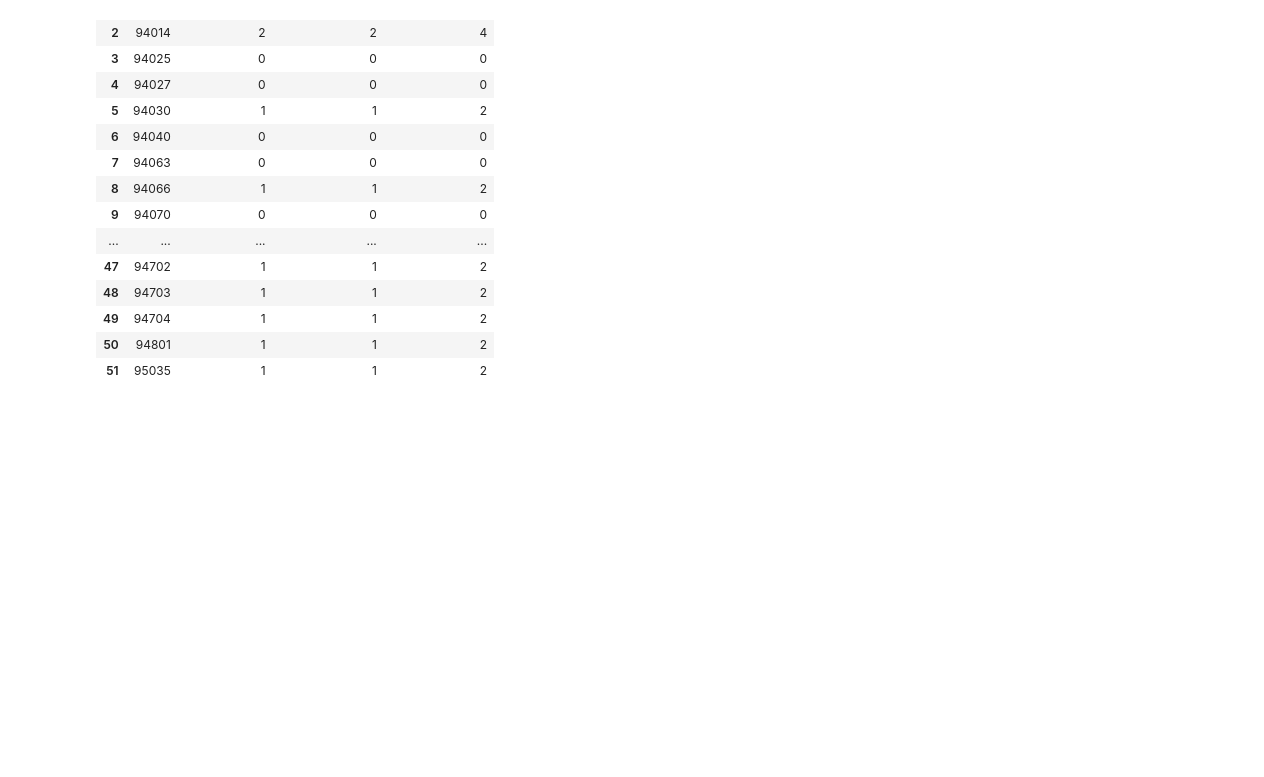
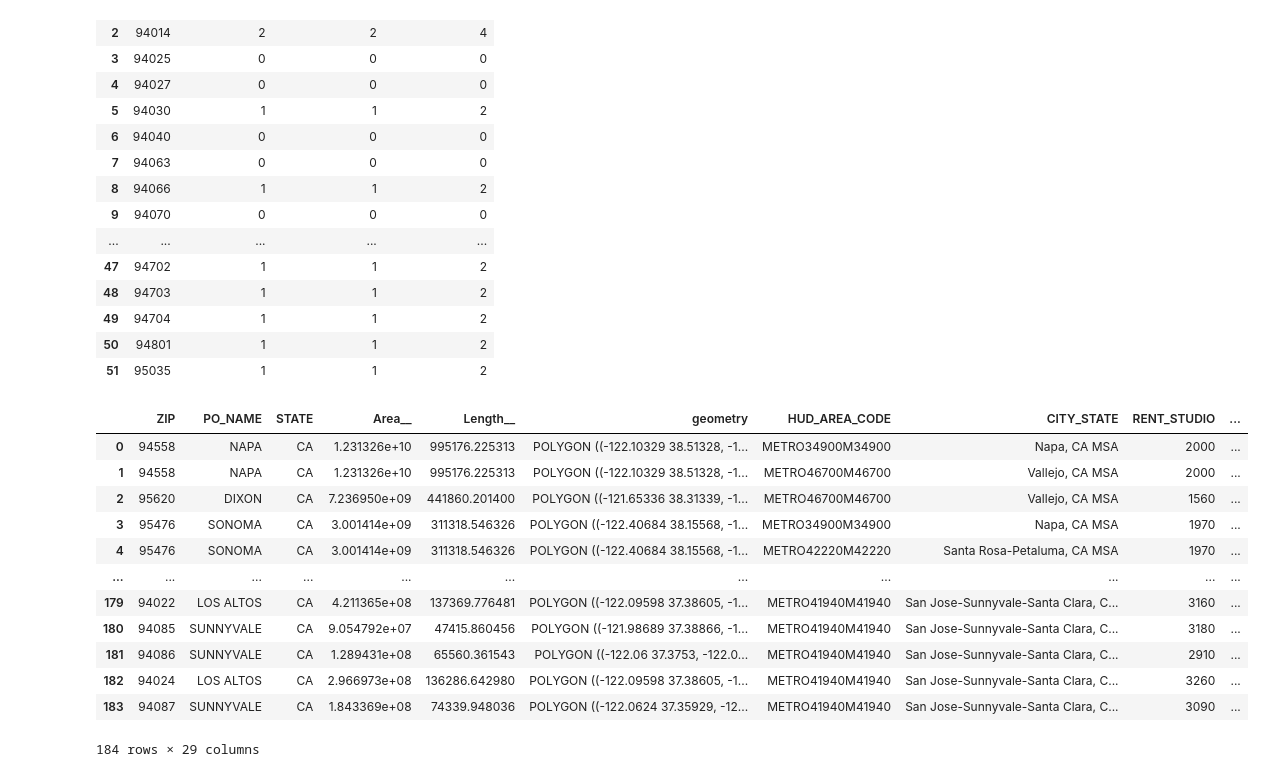
Before and after one commit to tanay-pant/bay-area-opportunity-mapper, a Jupyter notebook: GeoDatasets1.ipynb, the cells around one changed output. Saved outputs shown, nothing was run; the diff lists cells and outputs as text; code cells hidden in the pictures; blank space fills up the shorter version.

Commit message:
merged everything but crime

```diff
--- a/GeoDatasets1.ipynb
+++ b/GeoDatasets1.ipynb
@@ -19,7 +19,10 @@ gdf_zip['ZIP'] = gdf_zip['ZIP'].astype(str)
 
 gdf_zip.shape # (187, 6)
 rent_inc.shape # (290, 21)
-gdf_zip.merge(rent_inc, how='inner', on="ZIP").shape #(184, 26)
+gdf_zip.merge(rent_inc, how='inner', on="ZIP").shape # returns (184, 26)
+
+# assign so rent_inc merged with ONLY zipcodes that the gdf contains
+gdf_rent_inc = gdf_zip.merge(rent_inc, how='inner', on="ZIP")
 
 # The shapefile with Bay Area zip codes inner joined on the rent_inc zip codes results
 # in us having 184 zip codes to work with.
@@ -62,3 +63,30 @@ transit_cnt # all transit zip codes have their totals available now!
 | 49 | 94704 | 1 | 1 | 2 |
 | 50 | 94801 | 1 | 1 | 2 |
 | 51 | 95035 | 1 | 1 | 2 |
+# %%
+# Let's ensure that all the zip codes (or at least most of them) in transit_cnt are
+# are in the new gdf_zip.
+
+gdf_rent_inc.shape # returns 184 rows
+transit_cnt.shape # returns 52 rows
+
+gdf_rent_inc.merge(transit_cnt, how='inner', on='ZIP').shape
+# ^^^ returns 51 rows, meaning we got all but one. The missing zip code is 94128, which serves
+# the SFO airport primarily, so we don't really care about it anyway. Drop it. Merge away!
+transit_cnt = transit_cnt[transit_cnt['ZIP'] != 94128]
+gdf_rent_inc_transport = gdf_rent_inc.merge(transit_cnt, how='left', on='ZIP').fillna({'BART_COUNT': 0, 'CalTrain_COUNT': 0, 'TOTAL_TRANSIT': 0})
+gdf_rent_inc_transport
+# %% [output]
+|  | ZIP | PO_NAME | STATE | Area__ | Length__ | geometry | HUD_AREA_CODE | CITY_STATE | RENT_STUDIO | ... |
+| 0 | 94558 | NAPA | CA | 1.231326e+10 | 995176.225313 | POLYGON ((-122.10329 38.51328, -1... | METRO34900M34900 | Napa, CA MSA | 2000 | ... |
+| 1 | 94558 | NAPA | CA | 1.231326e+10 | 995176.225313 | POLYGON ((-122.10329 38.51328, -1... | METRO46700M46700 | Vallejo, CA MSA | 2000 | ... |
+| 2 | 95620 | DIXON | CA | 7.236950e+09 | 441860.201400 | POLYGON ((-121.65336 38.31339, -1... | METRO46700M46700 | Vallejo, CA MSA | 1560 | ... |
+| 3 | 95476 | SONOMA | CA | 3.001414e+09 | 311318.546326 | POLYGON ((-122.40684 38.15568, -1... | METRO34900M34900 | Napa, CA MSA | 1970 | ... |
+| 4 | 95476 | SONOMA | CA | 3.001414e+09 | 311318.546326 | POLYGON ((-122.40684 38.15568, -1... | METRO42220M42220 | Santa Rosa-Petaluma, CA MSA | 1970 | ... |
+| ... | ... | ... | ... | ... | ... | ... | ... | ... | ... | ... |
+| 179 | 94022 | LOS ALTOS | CA | 4.211365e+08 | 137369.776481 | POLYGON ((-122.09598 37.38605, -1... | METRO41940M41940 | San Jose-Sunnyvale-Santa Clara, C... | 3160 | ... |
+| 180 | 94085 | SUNNYVALE | CA | 9.054792e+07 | 47415.860456 | POLYGON ((-121.98689 37.38866, -1... | METRO41940M41940 | San Jose-Sunnyvale-Santa Clara, C... | 3180 | ... |
+| 181 | 94086 | SUNNYVALE | CA | 1.289431e+08 | 65560.361543 | POLYGON ((-122.06 37.3753, -122.0... | METRO41940M41940 | San Jose-Sunnyvale-Santa Clara, C... | 2910 | ... |
+| 182 | 94024 | LOS ALTOS | CA | 2.966973e+08 | 136286.642980 | POLYGON ((-122.09598 37.38605, -1... | METRO41940M41940 | San Jose-Sunnyvale-Santa Clara, C... | 3260 | ... |
+| 183 | 94087 | SUNNYVALE | CA | 1.843369e+08 | 74339.948036 | POLYGON ((-122.0624 37.35929, -12... | METRO41940M41940 | San Jose-Sunnyvale-Santa Clara, C... | 3090 | ... |
+184 rows × 29 columns
```
Also changed, not shown: parts of 3 cells of this notebook, 2 other files.
